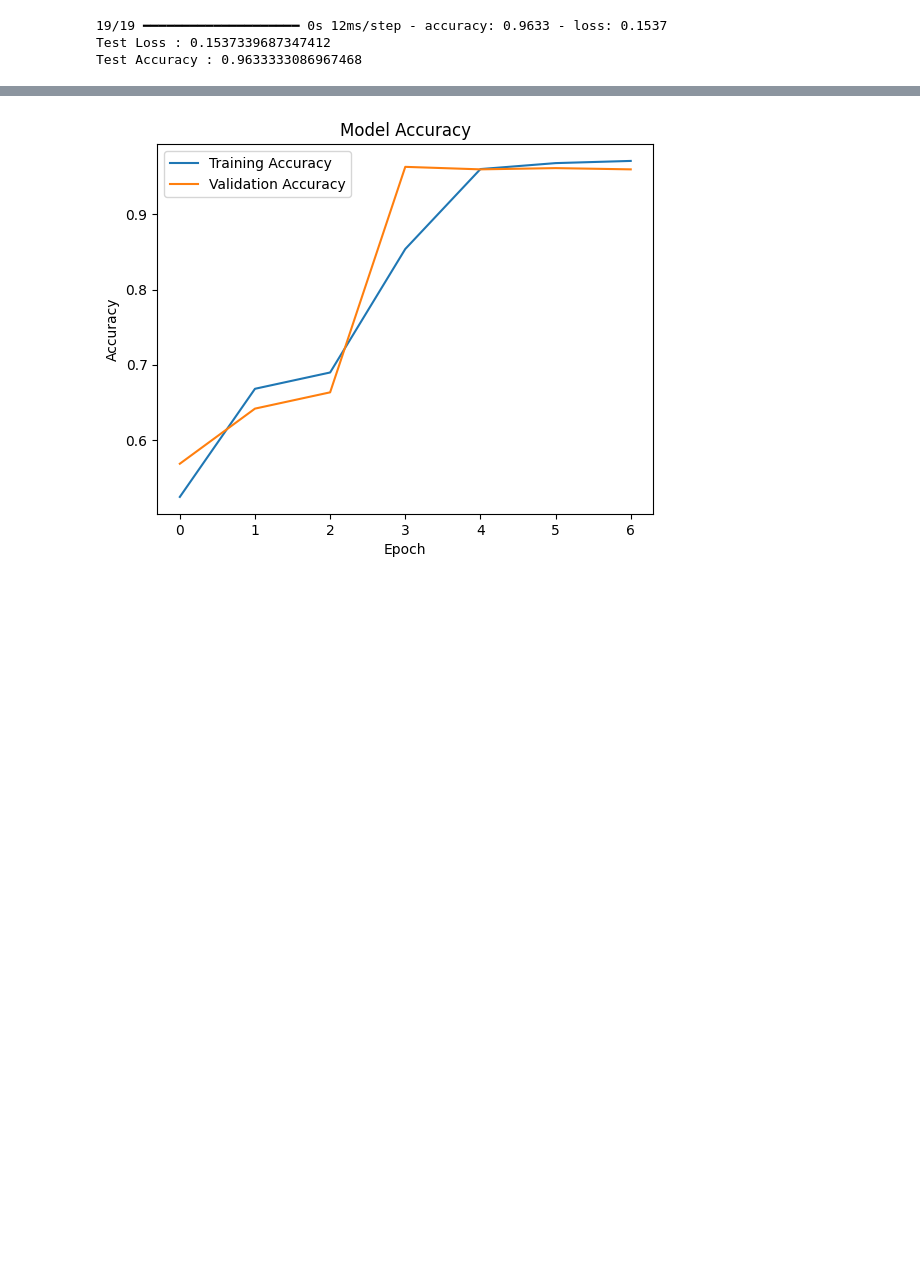
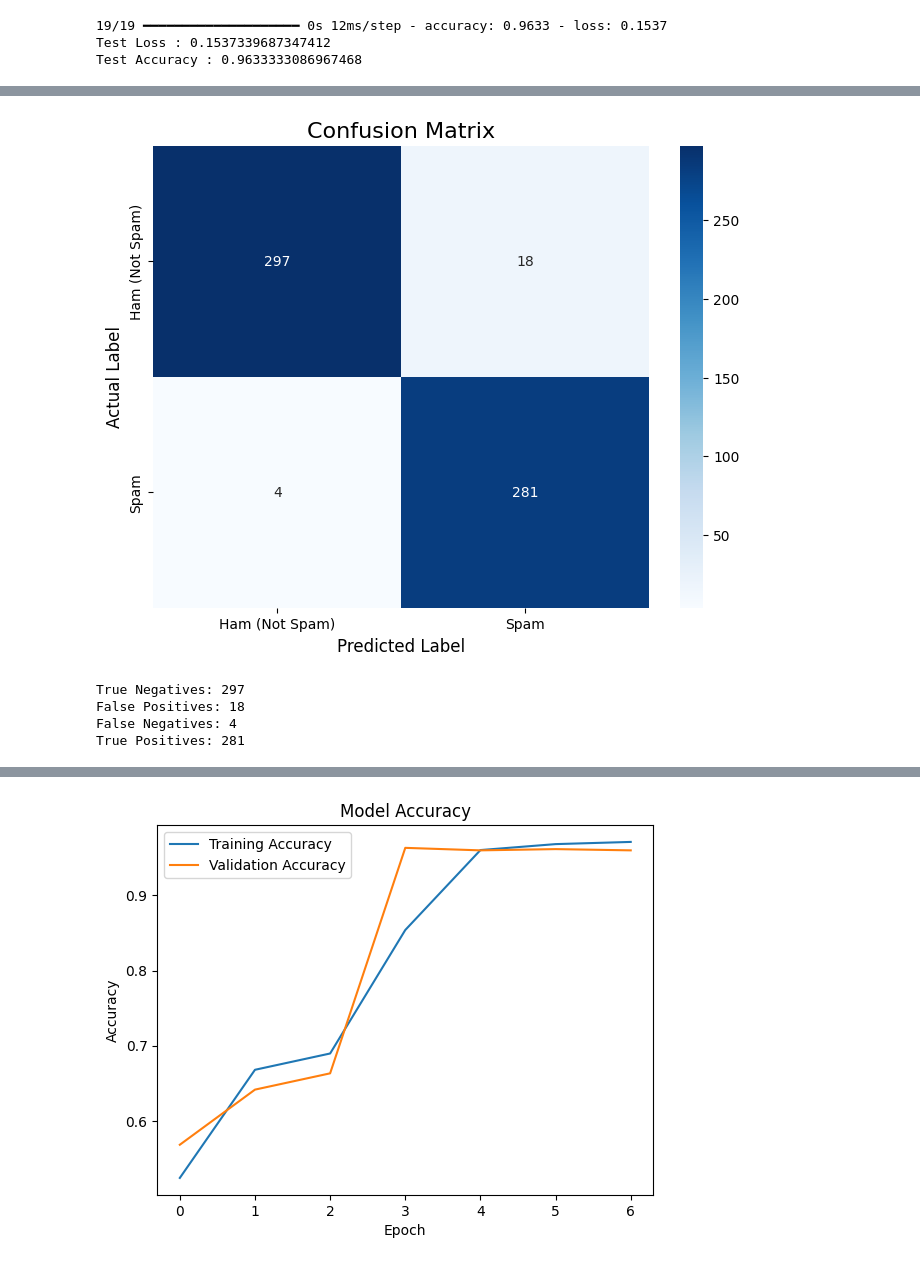
Before and after one commit to ftokarek/Email-Spam-Detection-ML, a Jupyter notebook: notebook/notebook.ipynb, the cells around one changed output, grey strips where cells are left out. Cells and saved outputs as stored; diff of their text form; code cells hidden in the pictures; blank space fills up the shorter version.

Commit message:
add: Confusion Matrix and Classification report
-

```diff
--- a/notebook/notebook.ipynb
+++ b/notebook/notebook.ipynb
@@ -204,3 +204,25 @@ print('Test Accuracy :',test_accuracy)
 19/19 ━━━━━━━━━━━━━━━━━━━━ 0s 12ms/step - accuracy: 0.9633 - loss: 0.1537
 Test Loss : 0.1537339687347412
 Test Accuracy : 0.9633333086967468
+# %%
+from sklearn.metrics import confusion_matrix
+
+y_pred_prob = model.predict(test_sequences)
+y_pred = (y_pred_prob > 0.5).astype(int)
+
+cm = confusion_matrix(test_Y, y_pred)
+
+plt.figure(figsize=(8, 6))
+sns.heatmap(cm, annot=True, fmt='d', cmap='Blues',
+            xticklabels=['Ham (Not Spam)', 'Spam'],
+            yticklabels=['Ham (Not Spam)', 'Spam'])
+plt.title('Confusion Matrix', fontsize=16)
+plt.ylabel('Actual Label', fontsize=12)
+plt.xlabel('Predicted Label', fontsize=12)
+plt.show()
+
+print(f'\nTrue Negatives: {cm[0][0]}')
+print(f'False Positives: {cm[0][1]}')
+print(f'False Negatives: {cm[1][0]}')
+print(f'True Positives: {cm[1][1]}')
+# %% [output]
@@ -206,0 +232,5 @@ Test Accuracy : 0.9633333086967468
+[figure, added]
+True Negatives: 297
+False Positives: 18
+False Negatives: 4
+True Positives: 281
```
Also changed, not shown: parts of 2 cells of this notebook.
